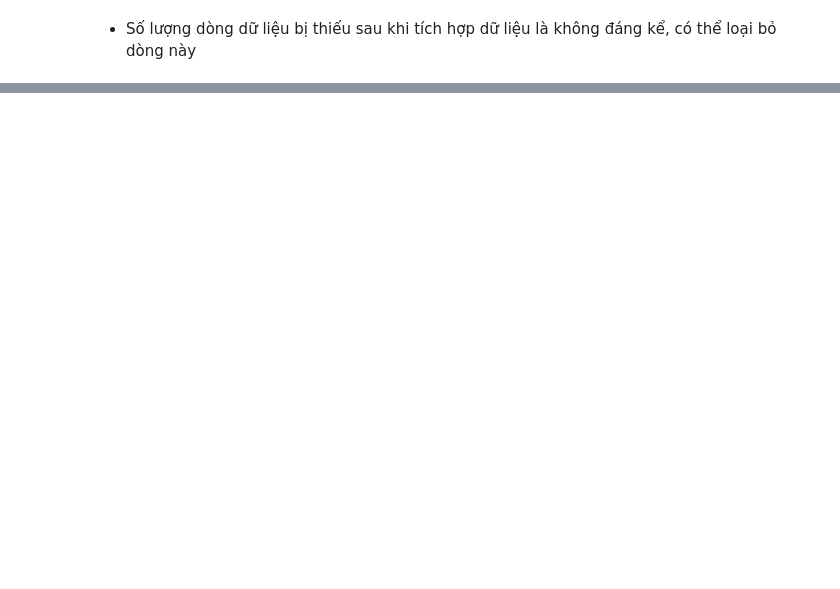
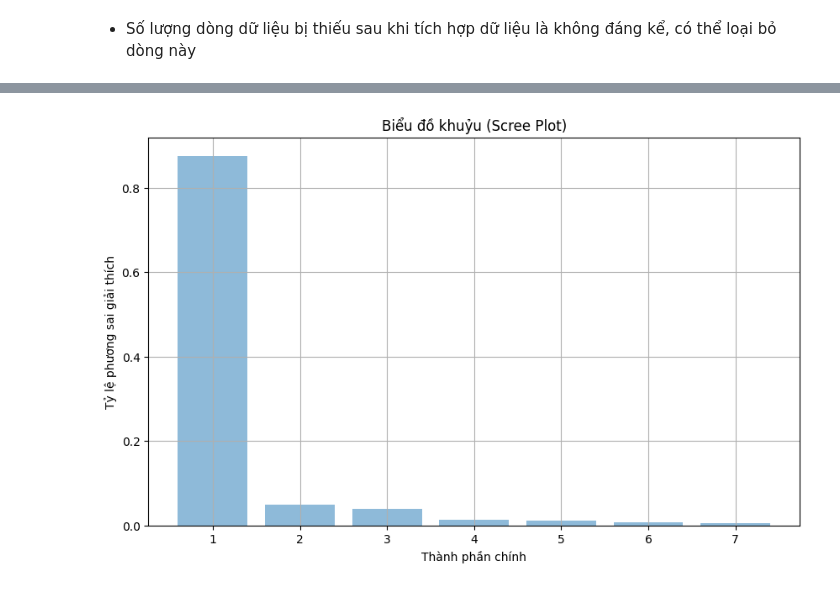
Before and after one commit to NgTrDung/DataMining_For_HappinessReport, a Jupyter notebook: Happiness_Report.ipynb, the cells around one changed output, grey strips where cells are left out. Cells and saved outputs as stored; diff of their text form; code cells hidden in the pictures; blank space fills up the shorter version.

```diff
--- a/Happiness_Report.ipynb
+++ b/Happiness_Report.ipynb
@@ -341,0 +570,23 @@ print("Số dòng và cột của tập dữ liệu trước khi xử lý")
+# %%
+# Chọn các cột để thực hiện PCA
+X = df_cleaned.drop(columns=['Country', 'year'])
+# %%
+# Khởi tạo PCA
+pca = PCA()
+
+# Fit PCA vào dữ liệu
+pca.fit(X)
+
+# Tính tỷ lệ phương sai giải thích bởi từng thành phần chính
+explained_variance_ratio = pca.explained_variance_ratio_
+# %%
+# Vẽ Biểu đồ khuỷu
+plt.figure(figsize=(10, 6))
+plt.bar(range(1, len(explained_variance_ratio) + 1), explained_variance_ratio, alpha=0.5, align='center')
+plt.xlabel('Thành phần chính')
+plt.ylabel('Tỷ lệ phương sai giải thích')
+plt.title('Biểu đồ khuỷu (Scree Plot)')
+plt.grid(True)
+plt.show()
+# %% [output]
+[figure, added]
```
Also changed, not shown: parts of 60 cells of this notebook, 2 other files.
